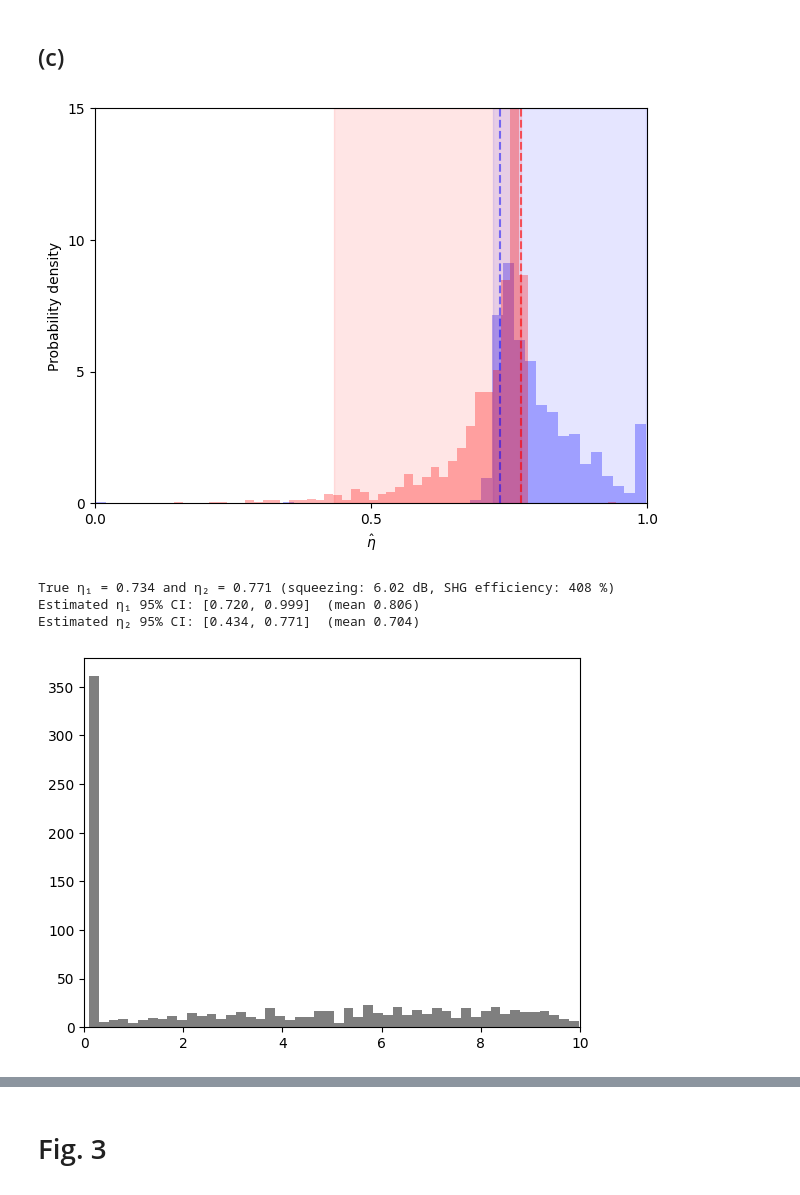
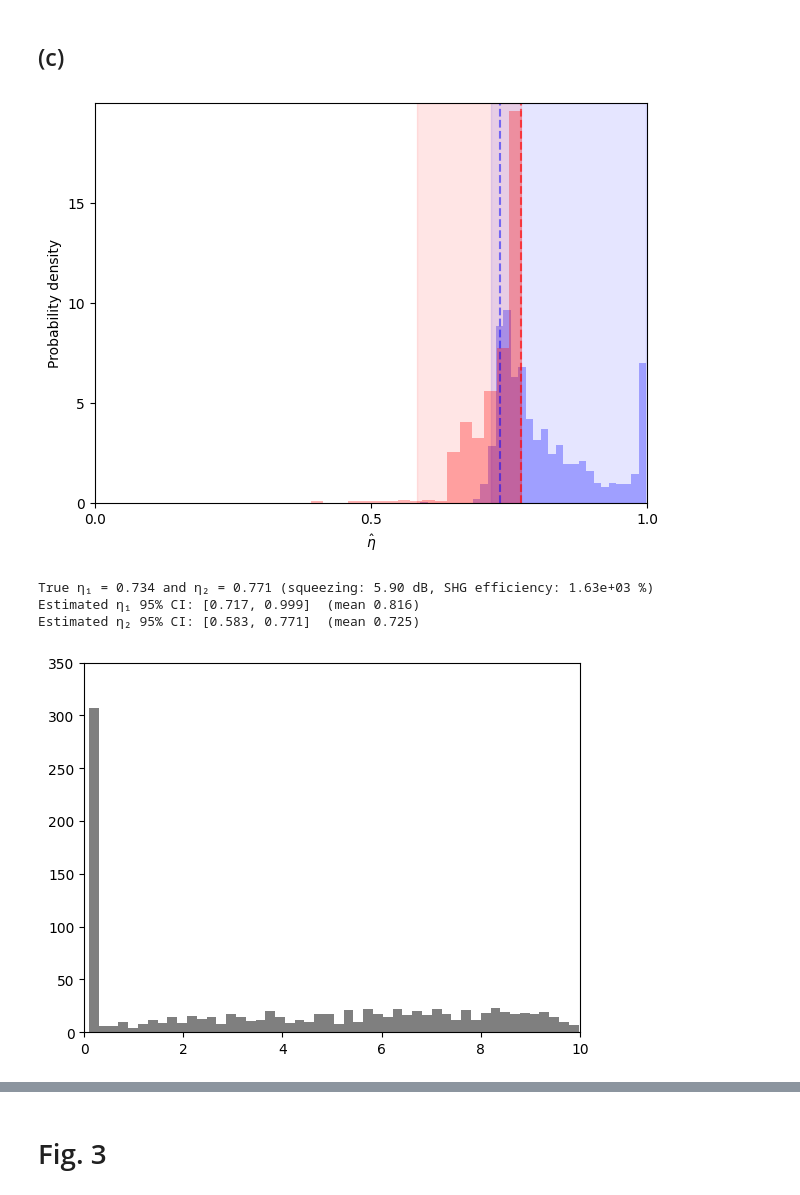
Before and after one commit to go705/BNOT_codes, a Jupyter notebook: BNOT_v2.ipynb, the cells around one changed output, grey strips where cells are left out. Cells and saved outputs as stored; diff of their text form; code cells hidden in the pictures.

```diff
--- a/BNOT_v2.ipynb
+++ b/BNOT_v2.ipynb
@@ -43,7 +43,7 @@ omega = 2*np.pi*c/lambda_omega
 k_omega = omega/c
 k_2omega = 2*omega/c
 
-g = 2*omega*d_eff/n_2omega/c*np.sqrt(hbar*omega*S_2omega/eps0/S_omega**2/L)
+g = 4*omega*d_eff/(n_omega*c) * np.sqrt(hbar*omega*S_2omega/(n_2omega*eps0*S_omega**2*L))
 
 Gamma_omega_dB = 5             # [dB/m]
 Gamma_2omega_dB = 10           # [dB/m]
@@ -226,7 +261,7 @@ np.random.seed(97)
 
 # Parameter bounds
 lower_limit, upper_limit = 0.001, 0.999
-weight_low_limit , weight_up_limit = 0.1, 10
+weight_low_limit , weight_up_limit = 0.01, 100
 
 eta_1_true = 0.734
 eta_2_true = 0.771
@@ -274,37 +309,37 @@ shg_nominal_pct = simulate_SHGeff(eta_1_true, eta_2_true, Delta_k)    # %
 # ────────────────────────────── Plotting ───────────────────────────────────
 # η1
 plt.figure()
-plt.hist(eta_1_pred, bins=50, alpha=0.3, color='blue', density=True)
+plt.hist(eta_1_pred, bins=30, alpha=0.3, color='blue', density=True)
 # plt.axvline(eta1_mean, color='k', linestyle='--', linewidth=1.5, label=r'Mean $\hat{\eta}_1$')
 plt.axvline(eta_1_true, linestyle='--', alpha=0.5, color='blue',  label=r'True $\eta_1$')
 plt.axvspan(eta_1_ci[0], eta_1_ci[1], color='blue', alpha=0.1, label='95% CI')
 
-plt.hist(eta_2_pred, bins=50, alpha=0.3, color='red', density=True)
+plt.hist(eta_2_pred, bins=30, alpha=0.3, color='red', density=True)
 # plt.axvline(eta2_mean, color='k', linestyle='--', linewidth=1.5, label=r'Mean $\hat{\eta}_2$')
 plt.axvline(eta_2_true, linestyle='--', alpha=0.6, color='red',  label=r'True $\eta_2$')
 plt.axvspan(eta_2_ci[0], eta_2_ci[1], color='red', alpha=0.1, label='95% CI')
 
 plt.xlabel(r'$\hat{\eta}$')
 plt.ylabel('Probability density')
 plt.xlim(0, 1)
-plt.ylim(0, 15)
+plt.ylim(0, 20)
 plt.yticks([0,5,10,15])
 plt.xticks([0,.5,1])
 # plt.legend()
 plt.tight_layout()
 
 save_path = save_dir+f"/Fig2c.png"
 os.makedirs(os.path.dirname(save_path), exist_ok=True)
 plt.savefig(save_path, dpi=1200)
 
 plt.show()
 
 print(f"True η₁ = {eta_1_true:.3f} and η₂ = {eta_2_true:.3f} "
       f"(squeezing: {sqz_nominal_db:.2f} dB, SHG efficiency: {shg_nominal_pct:.3g} %)")
 print(f"Estimated η₁ 95% CI: [{eta_1_ci[0]:.3f}, {eta_1_ci[1]:.3f}]  (mean {eta_1_mean:.3f})")
 print(f"Estimated η₂ 95% CI: [{eta_2_ci[0]:.3f}, {eta_2_ci[1]:.3f}]  (mean {eta_2_mean:.3f})")
 # %% [output]
-[figure, old version]
+[figure, new version]
-True η₁ = 0.734 and η₂ = 0.771 (squeezing: 6.02 dB, SHG efficiency: 408 %)
-Estimated η₁ 95% CI: [0.720, 0.999]  (mean 0.806)
-Estimated η₂ 95% CI: [0.434, 0.771]  (mean 0.704)
+True η₁ = 0.734 and η₂ = 0.771 (squeezing: 5.90 dB, SHG efficiency: 1.63e+03 %)
+Estimated η₁ 95% CI: [0.717, 0.999]  (mean 0.816)
+Estimated η₂ 95% CI: [0.583, 0.771]  (mean 0.725)
@@ -311,7 +385,7 @@ Estimated η₂ 95% CI: [0.434, 0.771]  (mean 0.704)
 # %%
 plt.figure()
 plt.hist(np.array(w), bins=50, alpha=0.5, color='black', density=False)
-plt.ylim(0, 380)
+plt.ylim(0, 350)
 plt.xlim(0, 10)
 
 save_path = save_dir+f"/Fig6a.png"
@@ -320,7 +394,7 @@ plt.savefig(save_path, dpi=1200)
 
 plt.show()
 # %% [output]
-[figure, old version]
+[figure, new version]
 # %%
 numb = 1000        # Num ber of trials for Monte Carlo simulation
 
```
Also changed, not shown: parts of 16 cells of this notebook, 23 other files.
